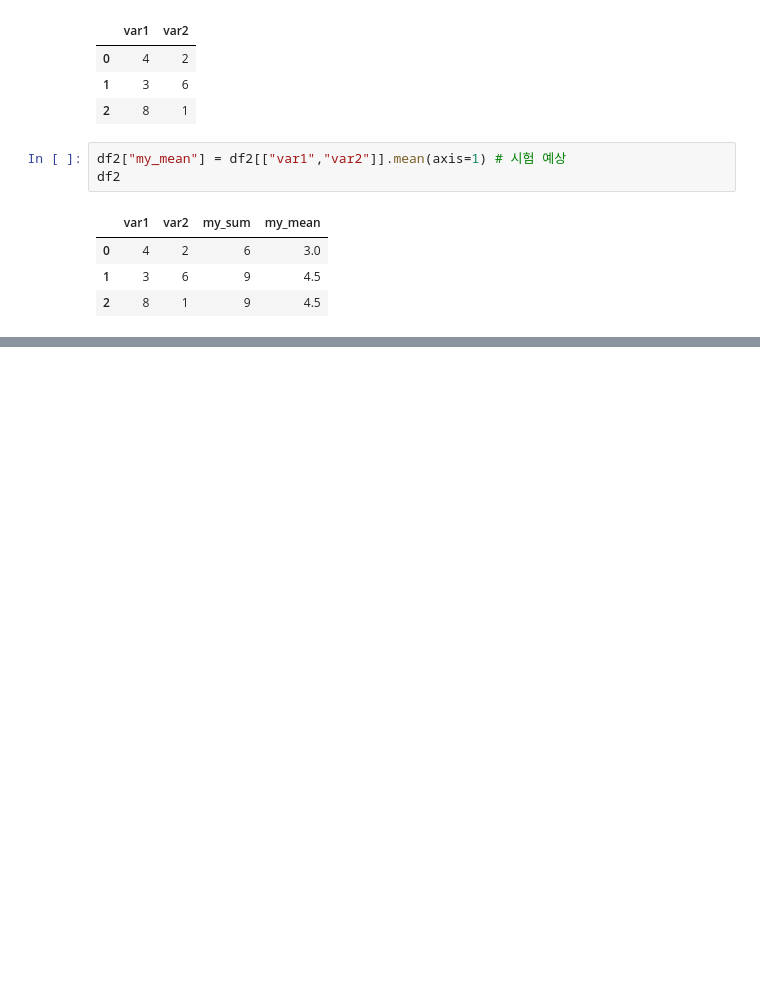
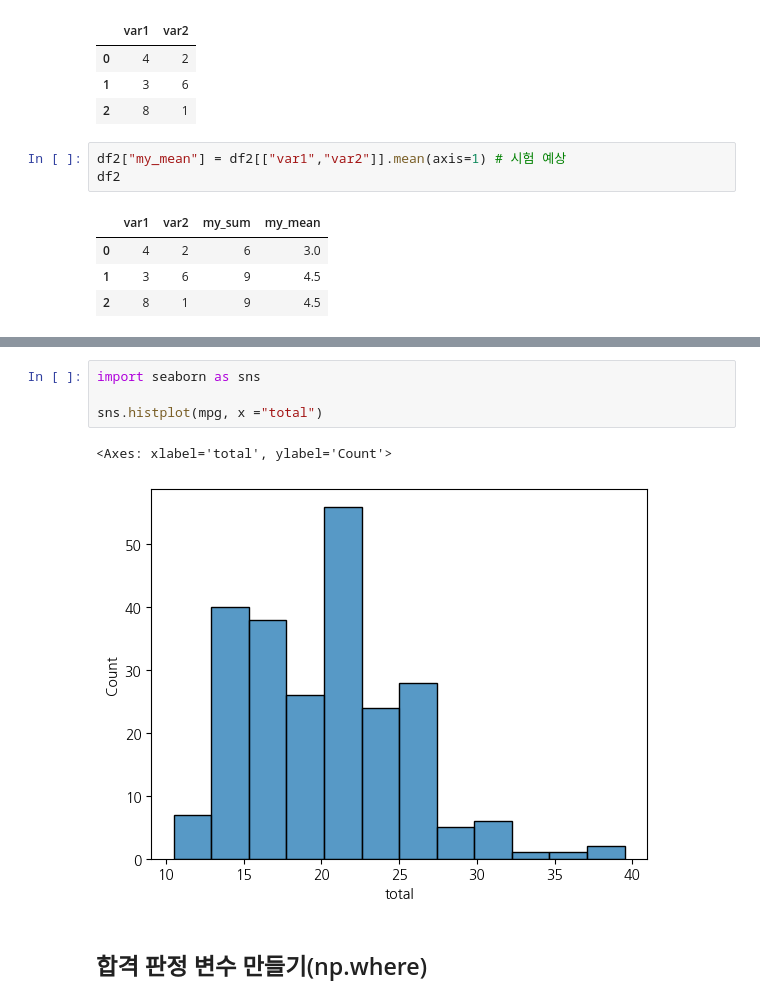
Before and after one commit to ljh815/2025-1-myclass-BDA, a Jupyter notebook: 05w_A_mon_0407_easy_ch05_06.ipynb, the cells around one changed output, grey strips where cells are left out. Saved outputs shown, nothing was run; the diff lists cells and outputs as text; blank space fills up the shorter version.

```diff
--- a/05w_A_mon_0407_easy_ch05_06.ipynb
+++ b/05w_A_mon_0407_easy_ch05_06.ipynb
@@ -98,0 +176,9 @@ Resolving deltas: 100% (4/4), done.
+# %%
+import seaborn as sns
+
+sns.histplot(mpg, x ="total")
+# %% [output]
+<Axes: xlabel='total', ylabel='Count'>
+[figure, added]
+# %% [markdown]
+## 합격 판정 변수 만들기(np.where)
```
Also changed, not shown: parts of 44 cells of this notebook.
